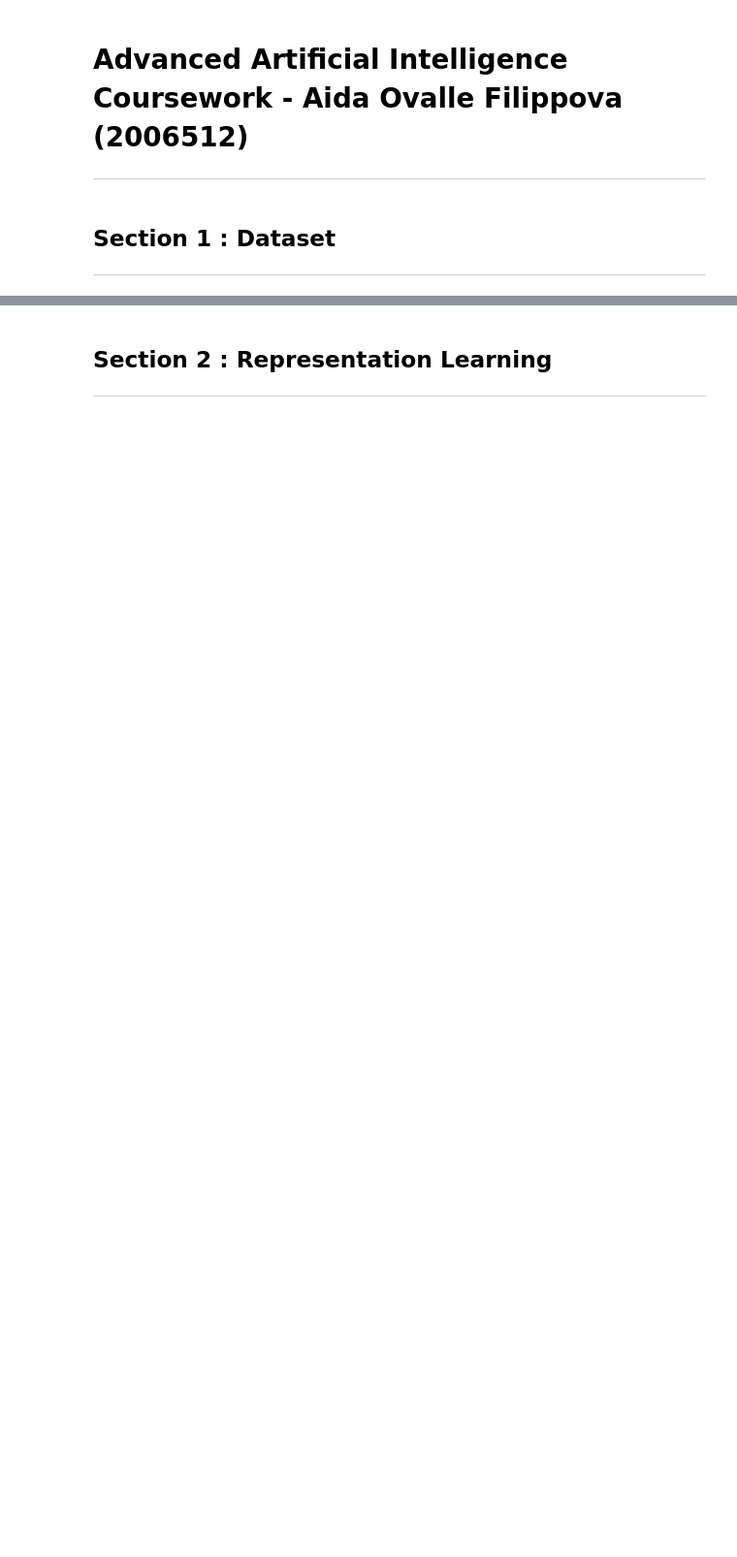
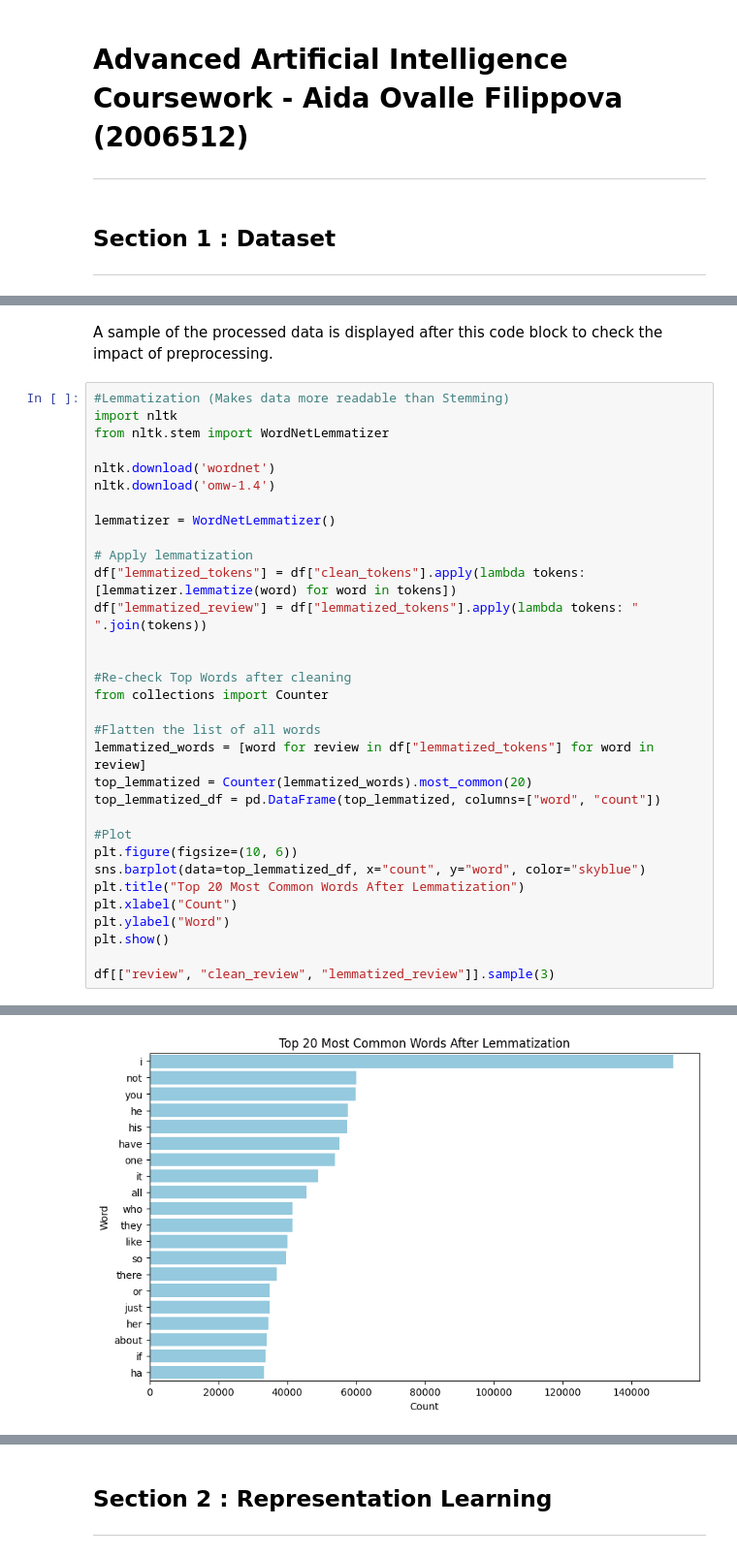
Before and after one commit to aidaovalle/CMM307-AidaOvalle-July2025, a Jupyter notebook: CMM307_AidaOvalle_July.ipynb, the cells around one changed output, grey strips where cells are left out. Shown at 97% size. Drawn from its saved outputs; the diff is of its cells as text; blank space fills up the shorter version.

```diff
--- a/CMM307_AidaOvalle_July.ipynb
+++ b/CMM307_AidaOvalle_July.ipynb
@@ -29,0 +142,35 @@ Saving test.jsonl to test.jsonl
+# %% [markdown]
+A sample of the processed data is displayed after this code block to check the impact of preprocessing.
+# %%
+#Lemmatization (Makes data more readable than Stemming)
+import nltk
+from nltk.stem import WordNetLemmatizer
+
+nltk.download('wordnet')
+nltk.download('omw-1.4')
+
+lemmatizer = WordNetLemmatizer()
+
+# Apply lemmatization
+df["lemmatized_tokens"] = df["clean_tokens"].apply(lambda tokens: [lemmatizer.lemmatize(word) for word in tokens])
+df["lemmatized_review"] = df["lemmatized_tokens"].apply(lambda tokens: " ".join(tokens))
+
+
+#Re-check Top Words after cleaning
+from collections import Counter
+
+#Flatten the list of all words
+lemmatized_words = [word for review in df["lemmatized_tokens"] for word in review]
+top_lemmatized = Counter(lemmatized_words).most_common(20)
+top_lemmatized_df = pd.DataFrame(top_lemmatized, columns=["word", "count"])
+
+#Plot
+plt.figure(figsize=(10, 6))
+sns.barplot(data=top_lemmatized_df, x="count", y="word", color="skyblue")
+plt.title("Top 20 Most Common Words After Lemmatization")
+plt.xlabel("Count")
+plt.ylabel("Word")
+plt.show()
+
+df[["review", "clean_review", "lemmatized_review"]].sample(3)
+# %% [output]
@@ -29,0 +181 @@ Saving test.jsonl to test.jsonl
+[figure, added]
```
Also changed, not shown: parts of 23 cells of this notebook.
